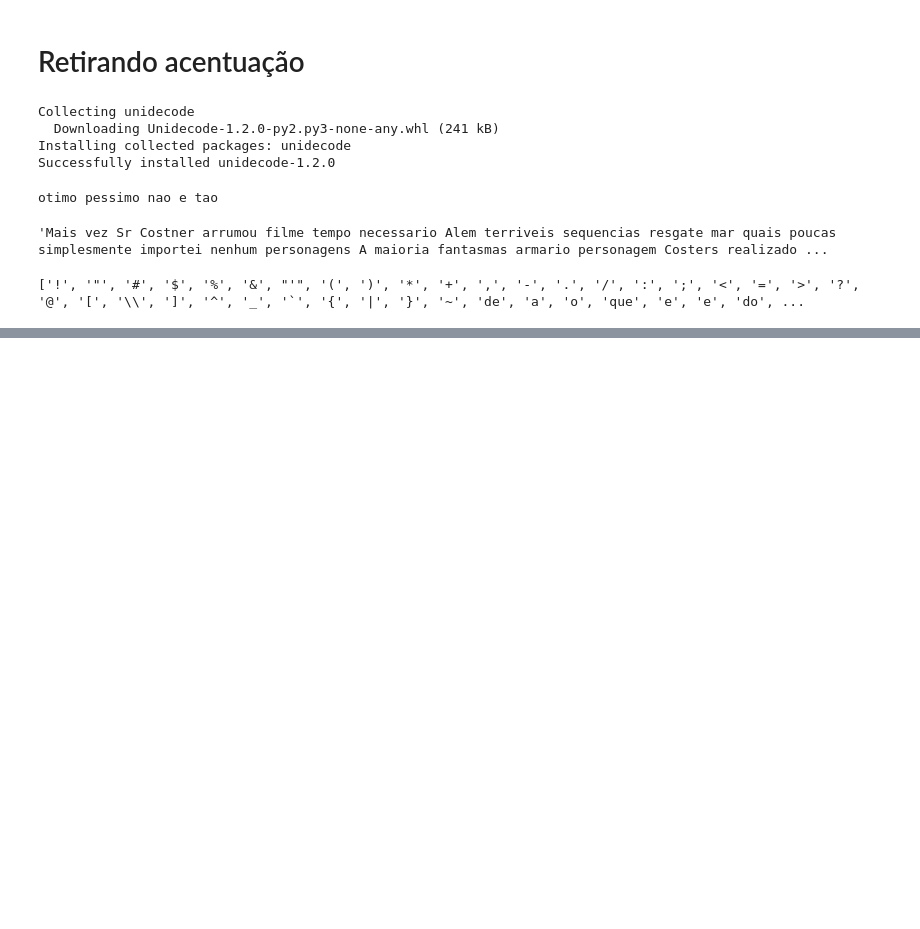
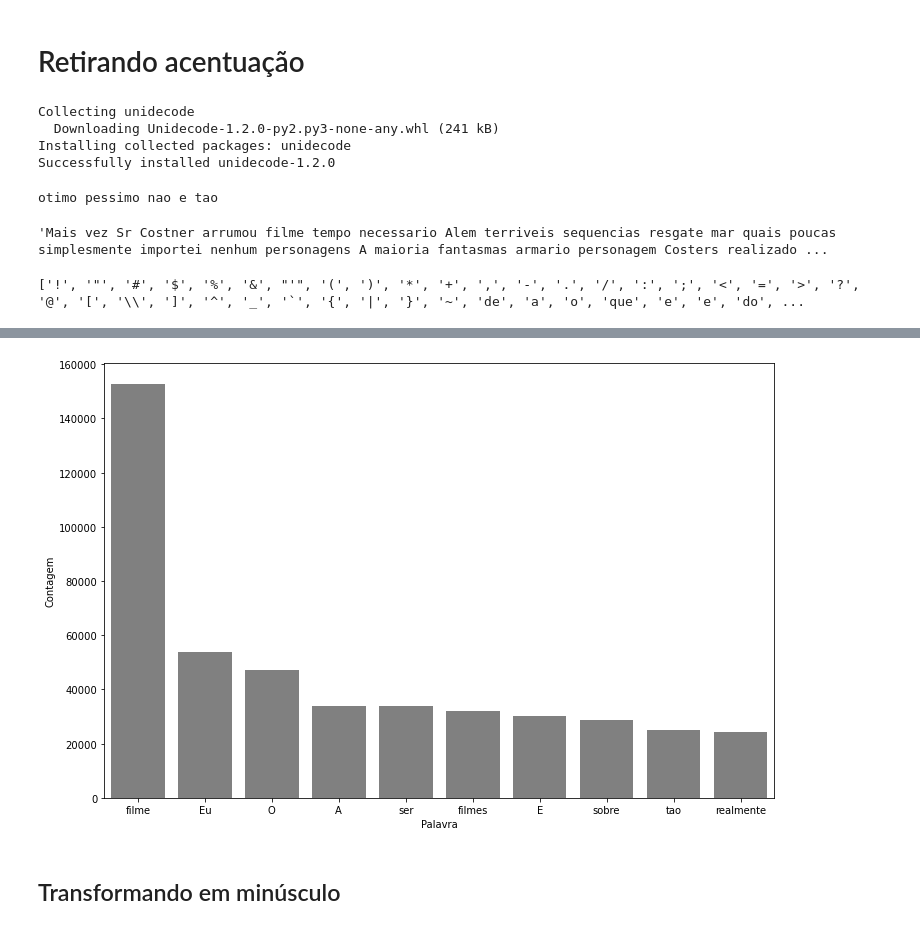
Before and after one commit to MichaelHenriqueJacinto/Linguagem-Natural-P2, a Jupyter notebook: LNP2.ipynb, the cells around one changed output, grey strips where cells are left out. Saved outputs shown, nothing was run; the diff lists cells and outputs as text; code cells hidden in the pictures; blank space fills up the shorter version.

Commit message:
Transformando em minúsculo

```diff
--- a/LNP2.ipynb
+++ b/LNP2.ipynb
@@ -246,0 +260,6 @@ resenha.head()
+# %%
+pareto(resenha, "tratamento_3", 10)
+# %% [output]
+[figure, added]
+# %% [markdown]
+## Transformando em minúsculo
```
Also changed, not shown: parts of 3 cells of this notebook.
